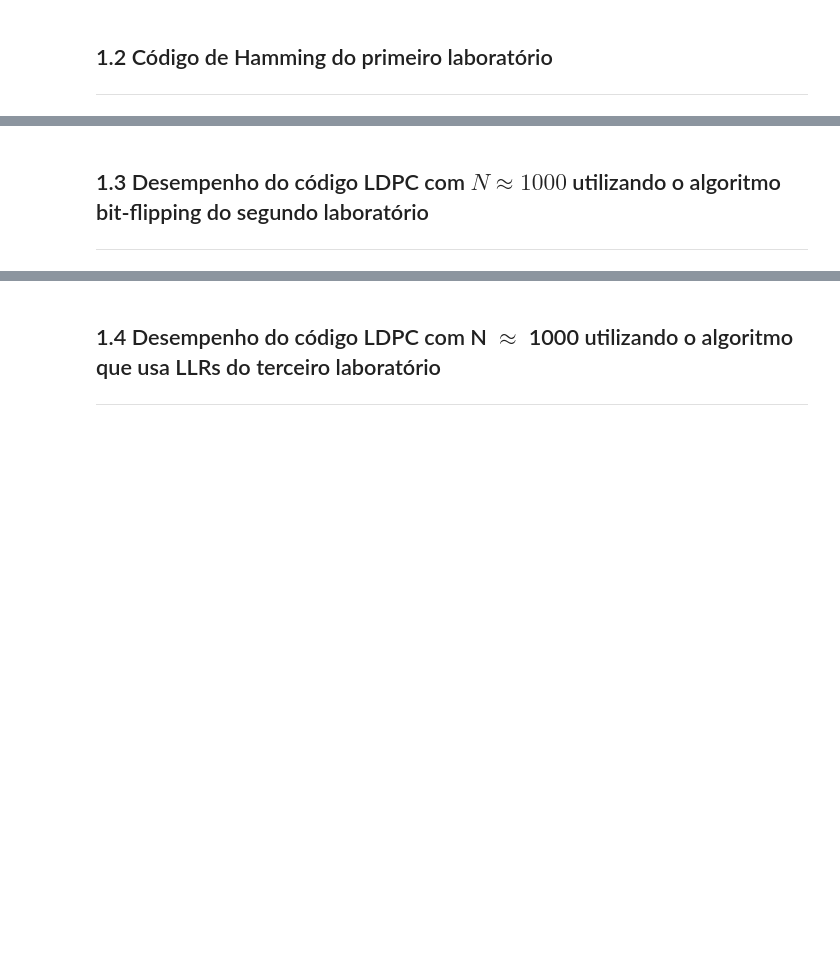
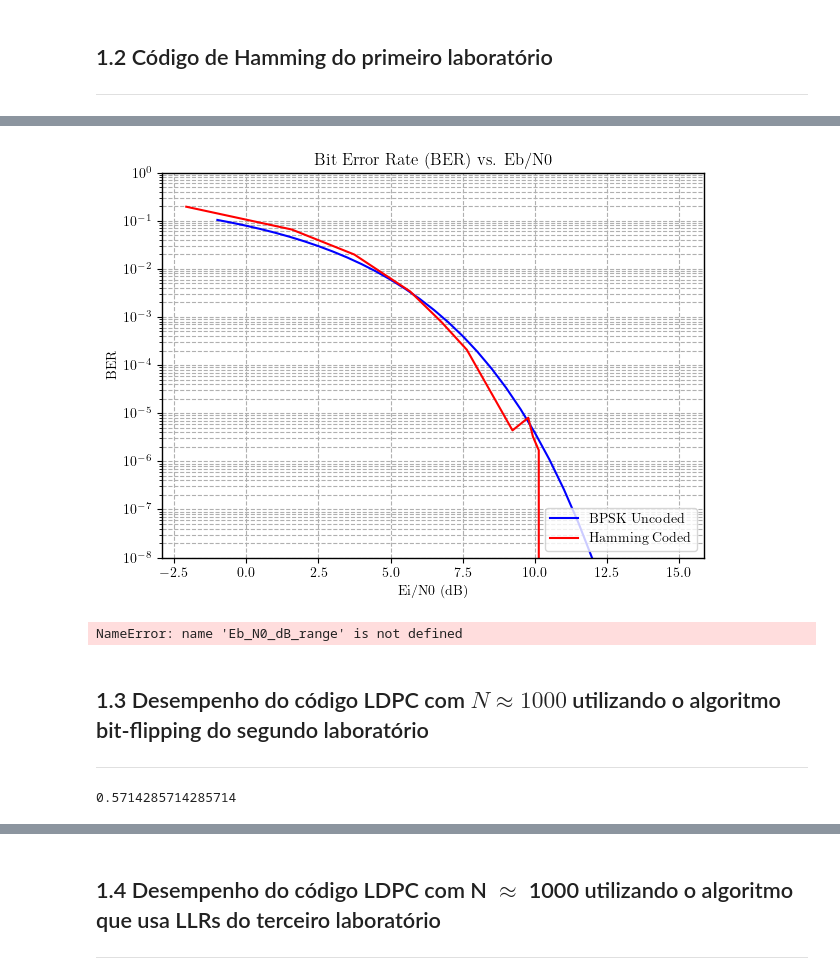
Before and after one commit to rafael-giannico/ELE-32-Lab4-LDPC, a Jupyter notebook: lab4.ipynb, the cells around one changed output, grey strips where cells are left out. Cells and saved outputs as stored; diff of their text form; code cells hidden in the pictures; blank space fills up the shorter version.

```diff
--- a/lab4.ipynb
+++ b/lab4.ipynb
@@ -175,12 +180,12 @@ if __name__ == "__main__":
             print(f'calculating {prob}')
             # Map the function to the data
             if prob >= 0.001:
-                sample_size = 5_000
+                sample_size = 5_000_000
                 l = int(sample_size/4)
                 erros = np.array(list(filter(lambda x: x != 0, p.map(worker, [(prob, sample_size) for _ in range(l)]))))
                 erros_list_hamming.append(np.sum(erros)/sample_size)
             else:
-                sample_size = 10_000
+                sample_size = 20_000_000
                 l = int(sample_size/4)
                 erros = np.array(list(filter(lambda x: x != 0, p.map(worker, [(prob, sample_size) for _ in range(l)]))))
                 erros_list_hamming.append(np.sum(erros)/sample_size)
@@ -199,26 +220,28 @@ Ei_N0_from_p_hamming = Ei_N0_dB_BSC_convert(prob_list, R)
 # %%
 # Make a log plot of p vs. the estimated error rate
 matplotlib.font_manager._load_fontmanager(try_read_cache=False)
 plt.rcParams['font.family'] = "CMU Serif"
 plt.rcParams['text.usetex'] = True
 plt.rcParams['axes.linewidth'] = 1.0
 fig, ax = plt.subplots(figsize=(7, 5))
 ax.plot(Eb_N0_range, pe_bpsk_values, label=r"BPSK Uncoded", color='blue')
 ax.plot(Ei_N0_from_p_hamming, erros_list_hamming, label=r"Hamming Coded", color='red')
 ax.grid(True, which="both", ls="--")
 # Set xlims
 #ax.set_xlim(0, 5)
-#ax.set_ylim(1e-7, 8e-1)
+ax.set_ylim(1e-8, 1)
 # ax.set_xscale('log')
 # horizontal line in y = 10^-4
 ax.set_yscale('log')
 ax.legend(loc = 4)
 ax.set_xlabel('Ei/N0 (dB)')
 ax.set_ylabel('BER')
 ax.set_title("Bit Error Rate (BER) vs. Eb/N0")
 #plt.gca().invert_xaxis()
 #plt.savefig('error_rate_estimation3.pdf')
 plt.show()
+# %% [output]
+[figure, added]
 # %%
 def encontrar_menor_eb_n0(ber_results, Eb_N0_dB_range, threshold=1e-4):
     for Eb_N0_dB, ber in zip(Eb_N0_dB_range, ber_results):
@@ -229,6 +252,8 @@ def encontrar_menor_eb_n0(ber_results, Eb_N0_dB_range, threshold=1e-4):
 # Encontrar o menor valor de Eb/N0 para BER < 10^-4
 menor_eb_n0 = encontrar_menor_eb_n0(erros_list_hamming, Eb_N0_dB_range)
 print(f"Menor valor de Eb/N0 para BER < 10^-4: {menor_eb_n0} dB")
+# %% [output]
+NameError: name 'Eb_N0_dB_range' is not defined
 # %% [markdown]
 ## 1.3 Desempenho do código LDPC com $N \approx 1000$ utilizando o algoritmo bit-flipping do segundo laboratório
 ---
@@ -379,7 +404,10 @@ dv = 3
 dc = 7
 K, M = set_params(N, dv, dc)
 LDPC_matrix_PEG = generate_LDPC_matrix_PEG(N, dv, dc, K, M)
-R = K/M
+R = 1 - dv/dc
+R
+# %% [output]
+0.5714285714285714
 # %%
 @njit
 def ham_bit_flip_pb_est(p: float, N: int) -> float:
```
Also changed, not shown: parts of 14 cells of this notebook.
